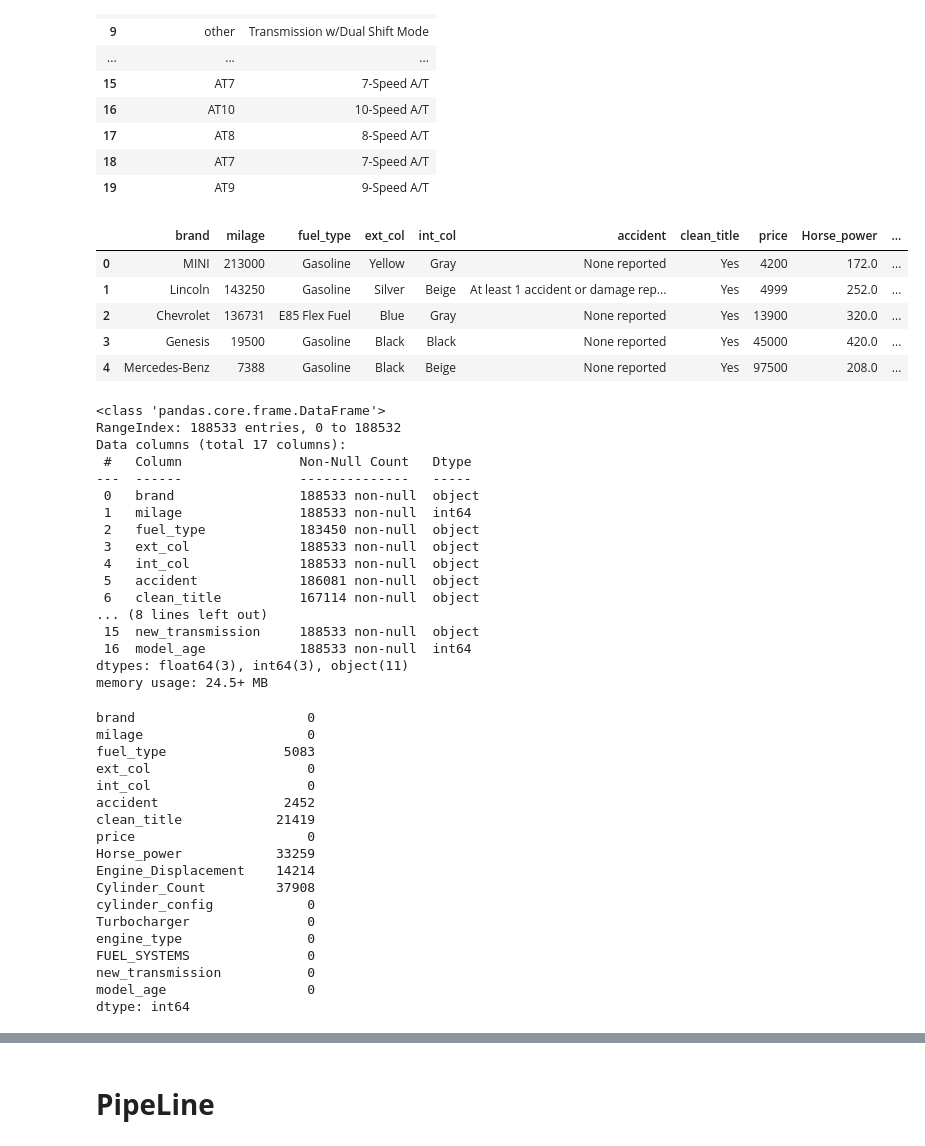
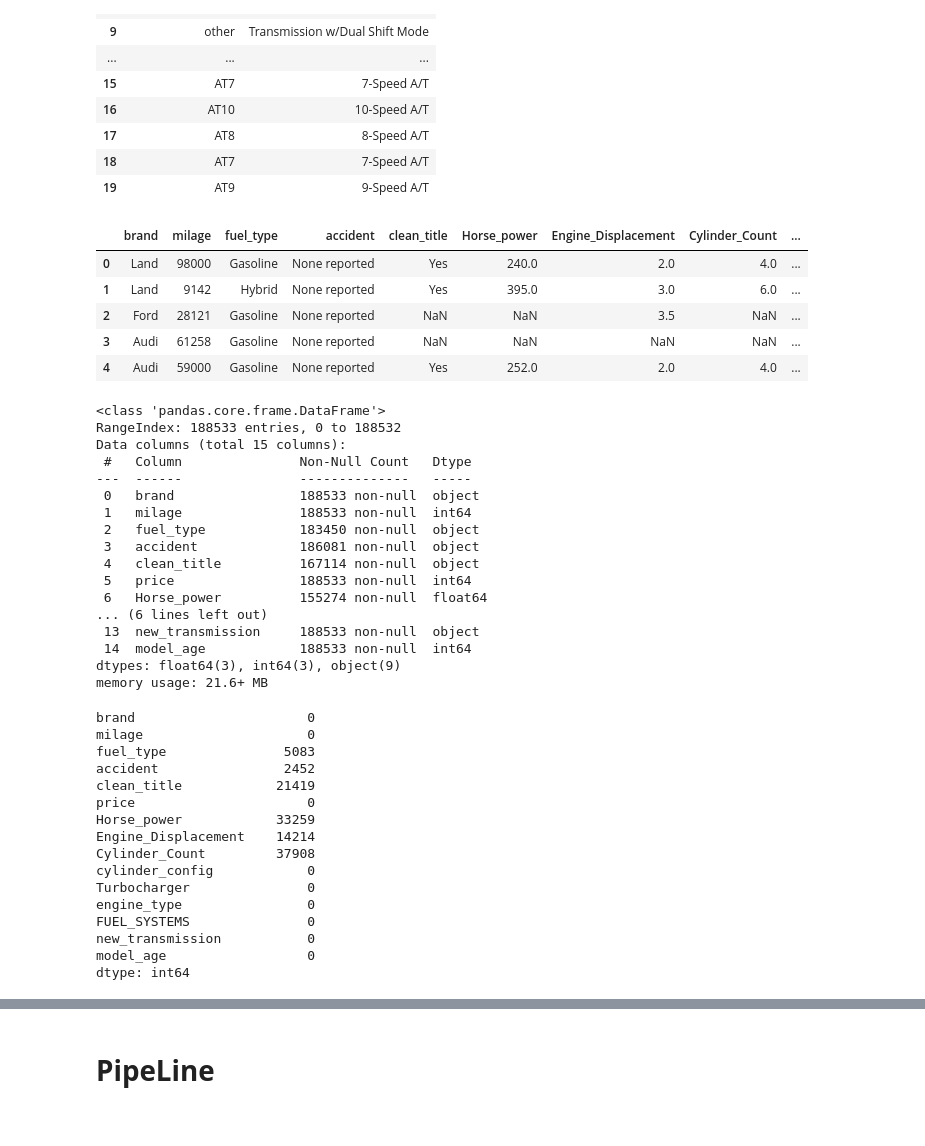
Before and after one commit to aliabdelmonam/Used-Car-Price-for-Regression, a Jupyter notebook: Regreesion_for_used_car_price Voting Classifier.ipynb, the cells around one changed output, grey strips where cells are left out. Cells and saved outputs as stored; diff of their text form; code cells hidden in the pictures.

Commit message:
Kaggle Notebook | Used Car Price Regreesion | V4

```diff
--- a/Regreesion_for_used_car_price Voting Classifier.ipynb
+++ b/Regreesion_for_used_car_price Voting Classifier.ipynb
@@ -424,45 +388,43 @@ year = date.today().year
 df_train['model_age'] = year - df_train['model_year']
 df_test['model_age'] = year - df_test['model_year']
 # %%
-df_train.drop('model_year',axis=1,inplace=True)
-df_test.drop('model_year',axis=1,inplace=True)
+df_train.drop(['model_year','int_col','ext_col'],axis=1,inplace=True)
+df_test.drop(['model_year','int_col','ext_col'],axis=1,inplace=True)
 # %%
-df_train.head()
+df_test.head()
 # %% [output]
-|  | brand | milage | fuel_type | ext_col | int_col | accident | clean_title | price | Horse_power | ... |
-| 0 | MINI | 213000 | Gasoline | Yellow | Gray | None reported | Yes | 4200 | 172.0 | ... |
-| 1 | Lincoln | 143250 | Gasoline | Silver | Beige | At least 1 accident or damage rep... | Yes | 4999 | 252.0 | ... |
-| 2 | Chevrolet | 136731 | E85 Flex Fuel | Blue | Gray | None reported | Yes | 13900 | 320.0 | ... |
-| 3 | Genesis | 19500 | Gasoline | Black | Black | None reported | Yes | 45000 | 420.0 | ... |
-| 4 | Mercedes-Benz | 7388 | Gasoline | Black | Beige | None reported | Yes | 97500 | 208.0 | ... |
+|  | brand | milage | fuel_type | accident | clean_title | Horse_power | Engine_Displacement | Cylinder_Count | ... |
+| 0 | Land | 98000 | Gasoline | None reported | Yes | 240.0 | 2.0 | 4.0 | ... |
+| 1 | Land | 9142 | Hybrid | None reported | Yes | 395.0 | 3.0 | 6.0 | ... |
+| 2 | Ford | 28121 | Gasoline | None reported | NaN | NaN | 3.5 | NaN | ... |
+| 3 | Audi | 61258 | Gasoline | None reported | NaN | NaN | NaN | NaN | ... |
+| 4 | Audi | 59000 | Gasoline | None reported | Yes | 252.0 | 2.0 | 4.0 | ... |
 # %%
 df_train.info()
 # %% [output]
 <class 'pandas.core.frame.DataFrame'>
 RangeIndex: 188533 entries, 0 to 188532
-Data columns (total 17 columns):
+Data columns (total 15 columns):
  #   Column               Non-Null Count   Dtype
 ---  ------               --------------   -----
  0   brand                188533 non-null  object
  1   milage               188533 non-null  int64
  2   fuel_type            183450 non-null  object
- 3   ext_col              188533 non-null  object
- 4   int_col              188533 non-null  object
- 5   accident             186081 non-null  object
- 6   clean_title          167114 non-null  object
-... (8 lines left out)
- 15  new_transmission     188533 non-null  object
- 16  model_age            188533 non-null  int64
-dtypes: float64(3), int64(3), object(11)
-memory usage: 24.5+ MB
+ 3   accident             186081 non-null  object
+ 4   clean_title          167114 non-null  object
+ 5   price                188533 non-null  int64
+ 6   Horse_power          155274 non-null  float64
+... (6 lines left out)
+ 13  new_transmission     188533 non-null  object
+ 14  model_age            188533 non-null  int64
+dtypes: float64(3), int64(3), object(9)
+memory usage: 21.6+ MB
 # %%
 df_train.isna().sum()
 # %% [output]
 brand                      0
 milage                     0
 fuel_type               5083
-ext_col                    0
-int_col                    0
 accident                2452
 clean_title            21419
 price                      0
```
Also changed, not shown: parts of 11 cells of this notebook.
